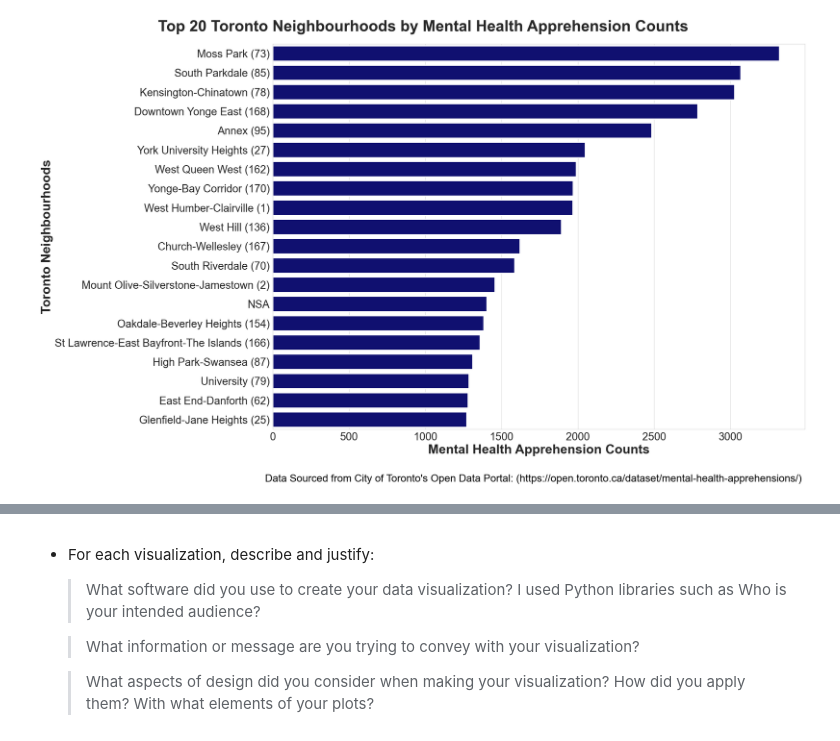
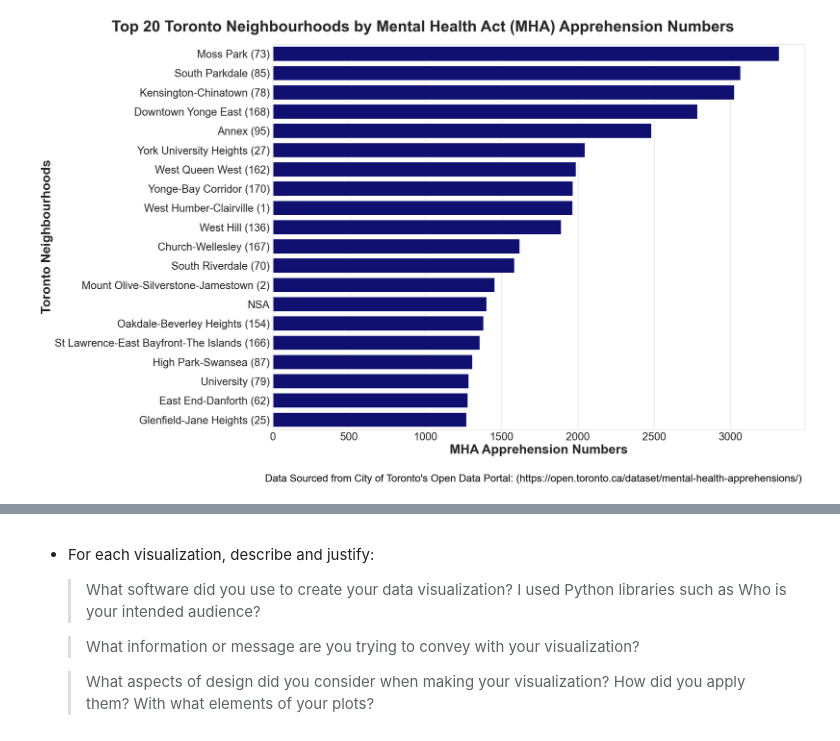
Before and after one commit to chloeyli/visualization, a Jupyter notebook: 02_activities/assignments/assignment_3.ipynb, the cells around one changed output, grey strips where cells are left out. Cells and saved outputs as stored; diff of their text form; code cells hidden in the pictures.

Commit message:
Uploading the final version of assignment-3.ipynb with the 2 data visualizations & mental-health-apprehensions dataset

```diff
--- a/02_activities/assignments/assignment_3.ipynb
+++ b/02_activities/assignments/assignment_3.ipynb
@@ -82,15 +314,6 @@ counts.columns = ['Neighbourhood', 'Apprehension Count']
 
 # limiting dataframe to just top 20 neighbourhoods
 top_20 = counts.head(20)
-
-'''
-plt.bar(counts['Neighbourhood'],
-        counts['Apprehension Count'],
-        color = 'navy',
-        )
-'''
-
-sns.set_style("whitegrid")
 
 fig, ax = plt.subplots(figsize = (25,15))
 
@@ -104,8 +327,8 @@ top_20_graph.tick_params(axis = 'x',
 top_20_graph.tick_params(axis = 'y',
                          labelsize = 25)
 
-fig.suptitle('Top 20 Toronto Neighbourhoods by Mental Health Apprehension Counts', fontsize = 36, fontweight = 'bold', x=0.5, y=0.95)
-top_20_graph.set_xlabel('Mental Health Apprehension Counts', fontsize = 30, fontweight = 'bold')
+fig.suptitle('Top 20 Toronto Neighbourhoods by Mental Health Act (MHA) Apprehension Numbers', fontsize = 36, fontweight = 'bold', x=0.5, y=0.95)
+top_20_graph.set_xlabel('MHA Apprehension Numbers', fontsize = 30, fontweight = 'bold')
 top_20_graph.set_ylabel('Toronto Neighbourhoods', fontsize = 30, fontweight = 'bold')
 
 # leave space for title
@@ -129,8 +352,4 @@ plt.savefig("apprehension_counts.png", bbox_inches="tight")
 
 # showing the plot
 plt.show()
-
-# display again with alt text (for accessbility in exports)
-alt_text = "Barplot showing mental health apprehension vs. the top 20 City of Toronto neighbourhoods"
-display(Markdown(f'![{alt_text}](apprehension_counts.png)'))
 # %% [output]
@@ -138 +356 @@ display(Markdown(f'![{alt_text}](apprehension_counts.png)'))
-[figure, old version]
+[figure, new version]
```
Also changed, not shown: parts of 18 cells of this notebook, 5 other files.
